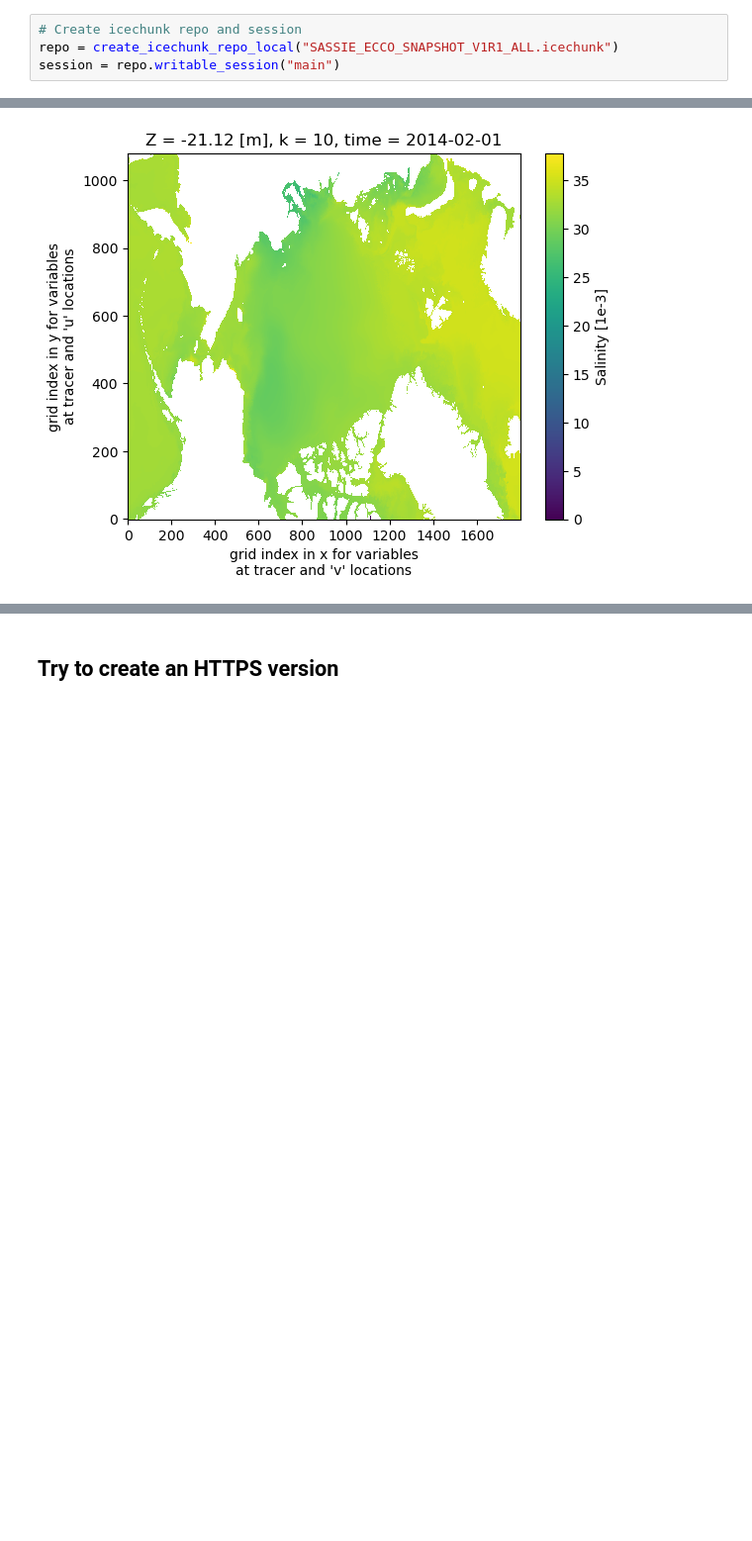
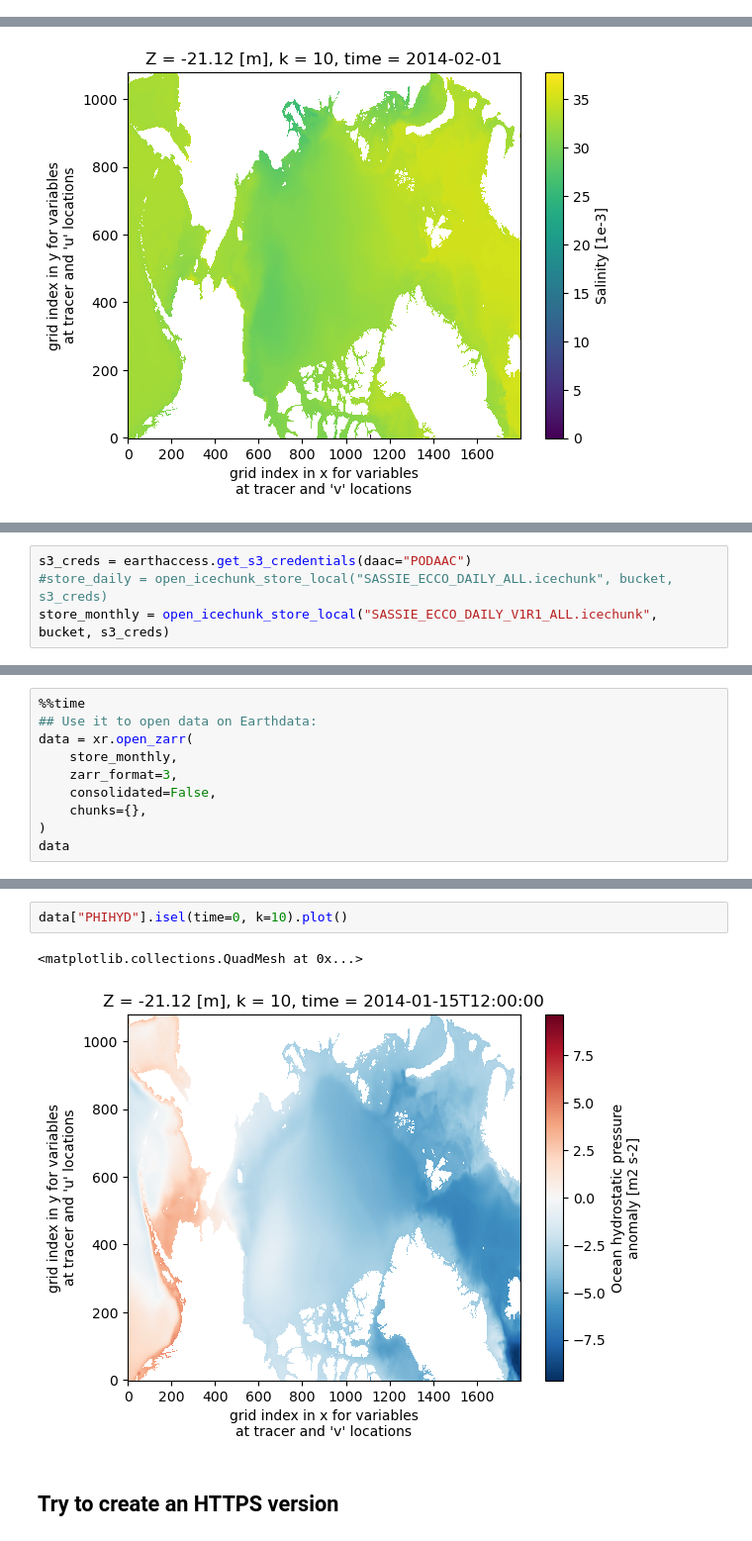
Before and after one commit to DeanHenze/cloud_earthdata, a Jupyter notebook: virtualizarr/basic_tests/sassie_ecco_vz2/vz2_sassie_ecco_pickle.ipynb, the cells around one changed output, grey strips where cells are left out. Shown at 99% size. Drawn from its saved outputs; the diff is of its cells as text; blank space fills up the shorter version.

Commit message:
Add section for daily file processing.

```diff
--- a/virtualizarr/basic_tests/sassie_ecco_vz2/vz2_sassie_ecco_pickle.ipynb
+++ b/virtualizarr/basic_tests/sassie_ecco_vz2/vz2_sassie_ecco_pickle.ipynb
@@ -218,4 +92,0 @@ def create_icechunk_repo_local(repo_name: str):
-# %%
-# Create icechunk repo and session
-repo = create_icechunk_repo_local("SASSIE_ECCO_SNAPSHOT_V1R1_ALL.icechunk")
-session = repo.writable_session("main")
@@ -317,0 +184,4 @@ data["SALT"].isel(time=0, k=10).plot()
+# %%
+s3_creds = earthaccess.get_s3_credentials(daac="PODAAC")
+#store_daily = open_icechunk_store_local("SASSIE_ECCO_DAILY_ALL.icechunk", bucket, s3_creds)
+store_monthly = open_icechunk_store_local("SASSIE_ECCO_DAILY_V1R1_ALL.icechunk", bucket, s3_creds)
@@ -317,0 +191,10 @@ data["SALT"].isel(time=0, k=10).plot()
+# %%
+%%time
+## Use it to open data on Earthdata:
+data = xr.open_zarr(
+    store_monthly,
+    zarr_format=3,
+    consolidated=False,
+    chunks={},
+)
+data
@@ -318,3 +221,8 @@ data["SALT"].isel(time=0, k=10).plot()
+# %%
+data["PHIHYD"].isel(time=0, k=10).plot()
+# %% [output]
+<matplotlib.collections.QuadMesh at 0x...>
+[figure, added]
 # %% [markdown]
 ## Try to create an HTTPS version
 # %%
```
Also changed, not shown: parts of 21 cells of this notebook.
